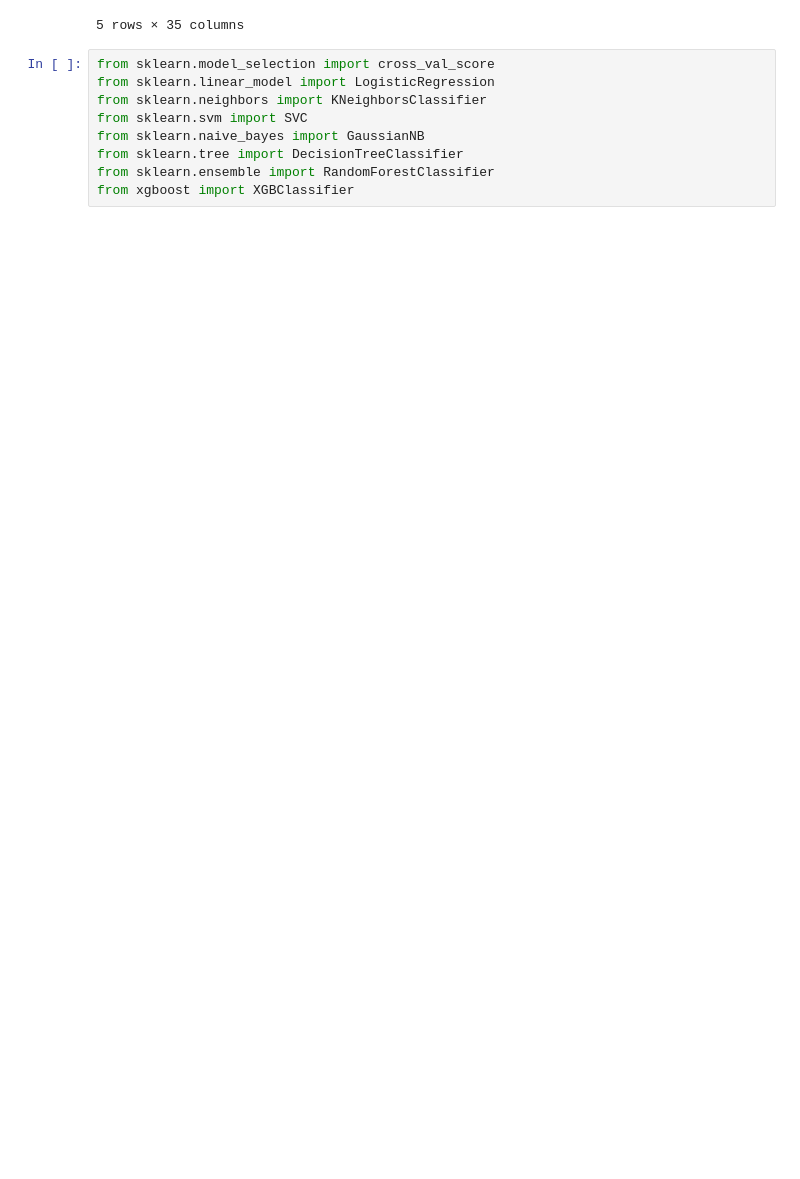
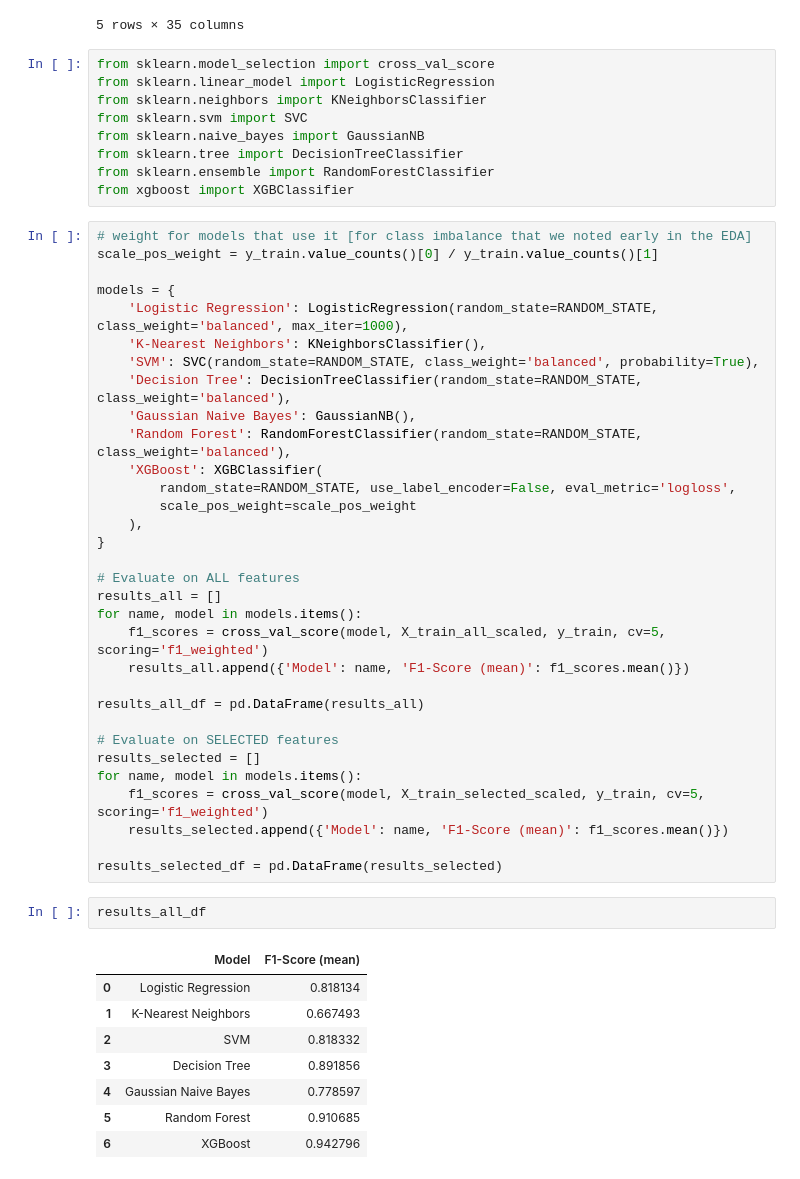
Before and after one commit to mtfattahpour/alzheimer-ml-classification, a Jupyter notebook: notebooks/models.ipynb, the cells around one changed output. Saved outputs shown, nothing was run; the diff lists cells and outputs as text; blank space fills up the shorter version.

```diff
--- a/notebooks/models.ipynb
+++ b/notebooks/models.ipynb
@@ -134,3 +134,46 @@ from sklearn.naive_bayes import GaussianNB
 from sklearn.tree import DecisionTreeClassifier
 from sklearn.ensemble import RandomForestClassifier
 from xgboost import XGBClassifier
+# %%
+# weight for models that use it [for class imbalance that we noted early in the EDA]
+scale_pos_weight = y_train.value_counts()[0] / y_train.value_counts()[1]
+
+models = {
+    'Logistic Regression': LogisticRegression(random_state=RANDOM_STATE, class_weight='balanced', max_iter=1000),
+    'K-Nearest Neighbors': KNeighborsClassifier(),
+    'SVM': SVC(random_state=RANDOM_STATE, class_weight='balanced', probability=True),
+    'Decision Tree': DecisionTreeClassifier(random_state=RANDOM_STATE, class_weight='balanced'),
+    'Gaussian Naive Bayes': GaussianNB(),
+    'Random Forest': RandomForestClassifier(random_state=RANDOM_STATE, class_weight='balanced'),
+    'XGBoost': XGBClassifier(
+        random_state=RANDOM_STATE, use_label_encoder=False, eval_metric='logloss',
+        scale_pos_weight=scale_pos_weight
+    ),
+}
+
+# Evaluate on ALL features
+results_all = []
+for name, model in models.items():
+    f1_scores = cross_val_score(model, X_train_all_scaled, y_train, cv=5, scoring='f1_weighted')
+    results_all.append({'Model': name, 'F1-Score (mean)': f1_scores.mean()})
+
+results_all_df = pd.DataFrame(results_all)
+
+# Evaluate on SELECTED features
+results_selected = []
+for name, model in models.items():
+    f1_scores = cross_val_score(model, X_train_selected_scaled, y_train, cv=5, scoring='f1_weighted')
+    results_selected.append({'Model': name, 'F1-Score (mean)': f1_scores.mean()})
+
+results_selected_df = pd.DataFrame(results_selected)
+# %%
+results_all_df
+# %% [output]
+|  | Model | F1-Score (mean) |
+| 0 | Logistic Regression | 0.818134 |
+| 1 | K-Nearest Neighbors | 0.667493 |
+| 2 | SVM | 0.818332 |
+| 3 | Decision Tree | 0.891856 |
+| 4 | Gaussian Naive Bayes | 0.778597 |
+| 5 | Random Forest | 0.910685 |
+| 6 | XGBoost | 0.942796 |
```
Also changed, not shown: parts of 2 cells of this notebook.
